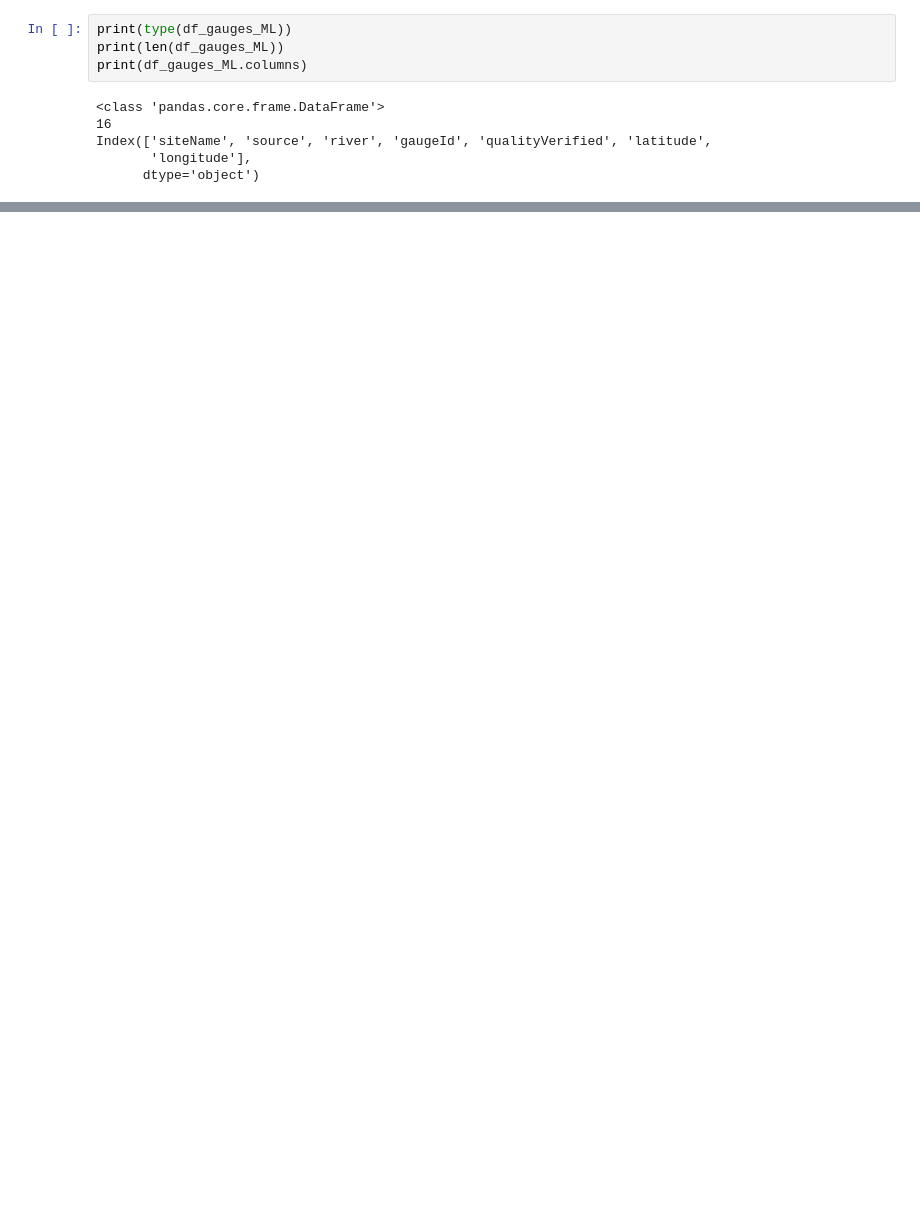
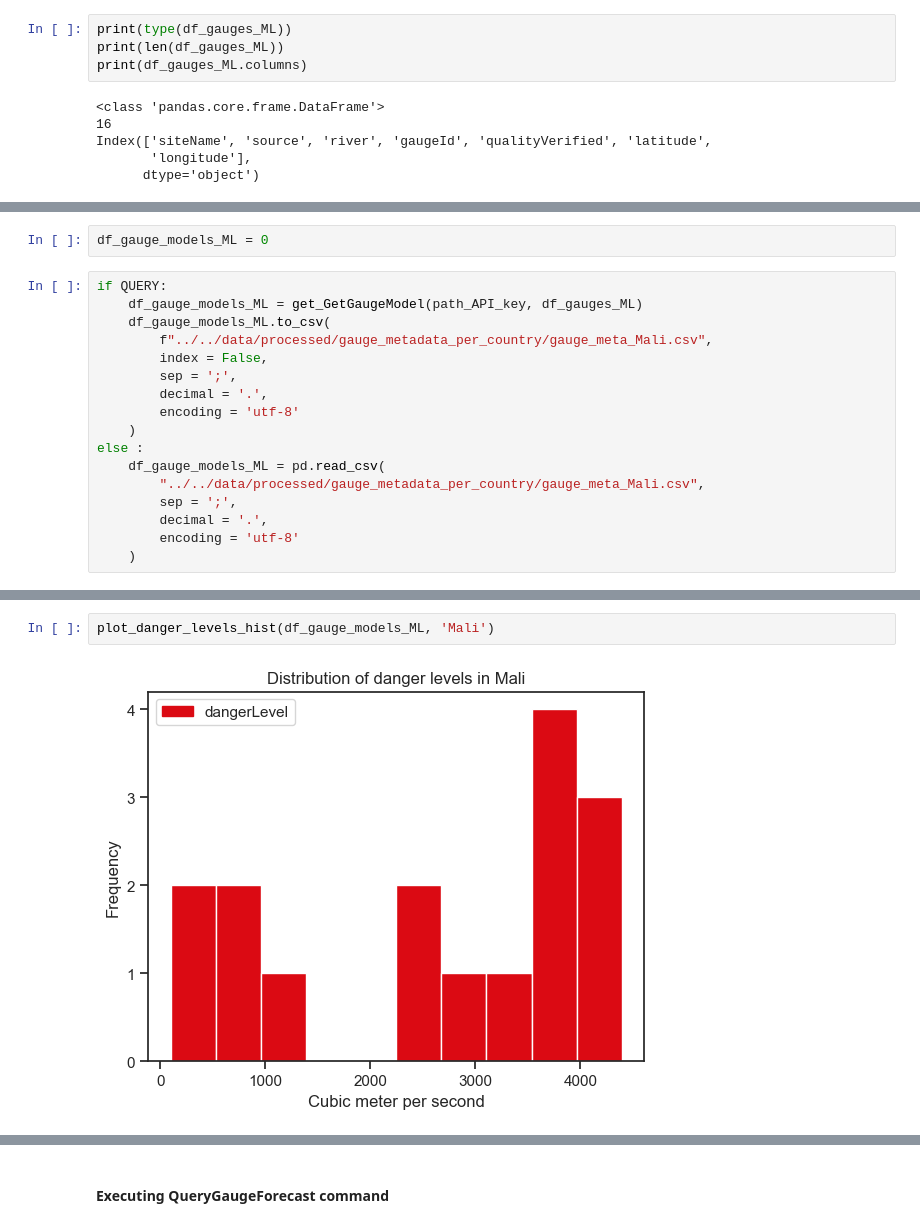
Before and after one commit to valentijn7/floods_repo, a Jupyter notebook: src/extract_data/main.ipynb, the cells around one changed output, grey strips where cells are left out. Drawn from its saved outputs; the diff is of its cells as text; blank space fills up the shorter version.

```diff
--- a/src/extract_data/main.ipynb
+++ b/src/extract_data/main.ipynb
@@ -128 +165,20 @@ map_gauge_coordinates_of_country(
+# %%
+df_gauge_models_ML = 0
+# %%
+if QUERY:
+    df_gauge_models_ML = get_GetGaugeModel(path_API_key, df_gauges_ML)
+    df_gauge_models_ML.to_csv(
+        f"../../data/processed/gauge_metadata_per_country/gauge_meta_Mali.csv",
+        index = False,
+        sep = ';',
+        decimal = '.',
+        encoding = 'utf-8'
+    )
+else :
+    df_gauge_models_ML = pd.read_csv(
+        "../../data/processed/gauge_metadata_per_country/gauge_meta_Mali.csv",
+        sep = ';',
+        decimal = '.',
+        encoding = 'utf-8'
+    )
 # %%
@@ -253,0 +224,4 @@ def get_QueryGaugeForecasts(
+# %%
+plot_danger_levels_hist(df_gauge_models_ML, 'Mali')
+# %% [output]
+[figure, added]
@@ -254,3 +230,5 @@ def get_QueryGaugeForecasts(
+# %% [markdown]
+#### **Executing QueryGaugeForecast command**
 # %%
 last_week = datetime.datetime.now() - datetime.timedelta(days = 7)
 tomorrow = datetime.datetime.now() + datetime.timedelta(days = 1)
```
Also changed, not shown: parts of 32 cells of this notebook, 2 other files.
